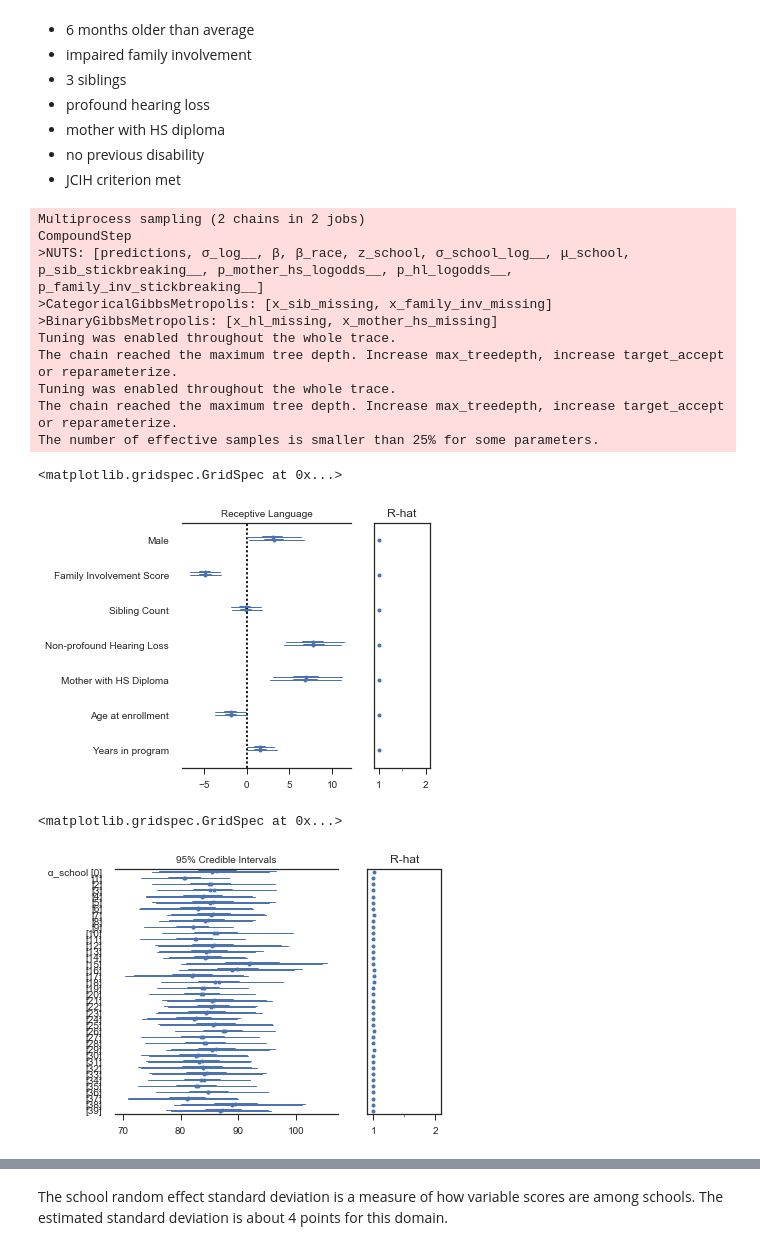
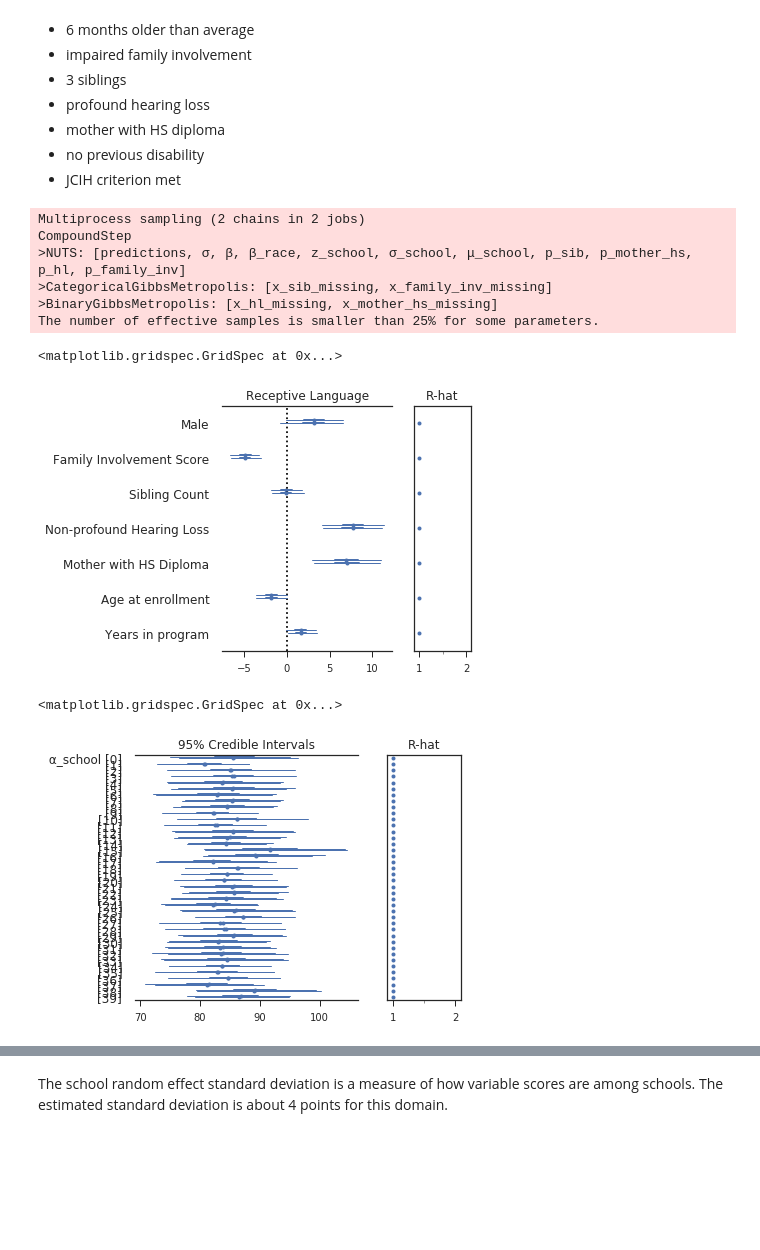
Before and after one commit to fonnesbeck/infant_hearing_intervention, a Jupyter notebook: notebooks/Intervention Model.ipynb, the cells around one changed output, grey strips where cells are left out. Saved outputs shown, nothing was run; the diff lists cells and outputs as text; code cells hidden in the pictures; blank space fills up the shorter version.

```diff
--- a/notebooks/Intervention Model.ipynb
+++ b/notebooks/Intervention Model.ipynb
@@ -73,7 +73,8 @@ inclusion_mask = (~lsl_dr.non_english.astype(bool)
                   | (lsl_dr.etiology_2.isnull() & ~other_etiology)))
 # %%
 covariates = ['score', 'student_idx', 'school_idx', 'male', 'sib', 'family_inv', 'race', 'age_test',
-              'domain', 'deg_hl_below6', 'mother_hs', 'age_years', 'test_type', 'time']
+              'domain', 'deg_hl_below6', 'mother_hs', 'age_years', 'test_type', 'time', 'bilateral_ci',
+              'bilateral_ha', 'unilateral_ci', 'unilateral_ha', 'bimodal']
 # %%
 analysis_subset = lsl_dr.loc[inclusion_mask, covariates].copy().dropna(subset=['time'])
 analysis_subset.shape
@@ -241,7 +257,7 @@ def generate_model(dataset, cohort_age):
     (male, sib, family_inv, race, school, time,
              non_severe, mom_hs, age_enroll, score) = dataset_unique[['male', 'sib','family_inv', 'race', 'school_idx',
                                                     'time', 'deg_hl_below6', 'mother_hs',
-                                                    'age_years', 'score']].T.values
+                                                    'age_years', 'score']].astype(float).T.values
 
     # Transform some data
     age_enroll_std = age_enroll - age_enroll.mean()
@@ -305,30 +321,34 @@ def generate_model(dataset, cohort_age):
         score_like = Normal("score_like", mu=θ, sd=σ, observed=score)
 
         # Predictions:
-        [male, x_family_inv, x_sib, x_hl, x_mother_hs, age_enroll_std]
+        # [male, x_family_inv, x_sib, x_hl, x_mother_hs, age_enroll_std, time, tech]
         # Caucasian girl, normal family involvement,
         # 2 siblings, non-profound hearing loss,
         # mother with HS, average age
         # 2 years in program
+        # bilateral CI
         x1 = [0, 1, 2, 1, 1, 0, 2]
 
         # Hispanic boy, ideal family involvement,
         # no siblings, profound hearing loss,
         # mother without HS diploma, 6 months younger than average
         # 1 year in program
-        x2 = [1, 0, 0, 1, 0, -0.5, 1]
+        # bimodal
+        x2 = [1, 0, 0, 1, 0, -0.5, 1,]
 
         # Black boy, poor family involvement,
         # 1 sibling, non-profound hearing loss,
         # mother without HS diploma, 1.5 years older than average
         # 6 years in program
-        x3 = [1, 4, 1, 0, 0, 1.5, 6]
+        # bilateral HA
+        x3 = [1, 4, 1, 0, 0, 1.5, 6,]
 
         # Black girl, impaired family involvement,
         # 3 siblings, profound hearing loss,
         # mother with HS diploma, 6 months older than average
         # 3 years in program
-        x4 = [0, 3, 3, 1, 1, 0.5, 3]
+        # bilateral CI
+        x4 = [0, 3, 3, 1, 1, 0.5, 3,]
 
         X_new = tt.stack([x1, x2, x3, x4])
 
@@ -390,23 +410,19 @@ The Bayesian hierarchical modeling approach makes generating predictions straigh
 receptive_language_4 = generate_model(receptive_language_dataset, 4)
 # %%
 iterations = 1000
-tuning = 2000
+tuning = 4000
 # %%
 from pymc3 import sample
 
 with receptive_language_4:
 
-    trace = sample(iterations, tune=tuning, nuts_kwargs={'target_accept': 0.9})
+    rec_lang_4_trace = sample(iterations, tune=tuning, nuts_kwargs={'target_accept': 0.95})
 # %% [output]
 Multiprocess sampling (2 chains in 2 jobs)
 CompoundStep
->NUTS: [predictions, σ_log__, β, β_race, z_school, σ_school_log__, μ_school, p_sib_stickbreaking__, p_mother_hs_logodds__, p_hl_logodds__, p_family_inv_stickbreaking__]
+>NUTS: [predictions, σ, β, β_race, z_school, σ_school, μ_school, p_sib, p_mother_hs, p_hl, p_family_inv]
 >CategoricalGibbsMetropolis: [x_sib_missing, x_family_inv_missing]
 >BinaryGibbsMetropolis: [x_hl_missing, x_mother_hs_missing]
-Tuning was enabled throughout the whole trace.
-The chain reached the maximum tree depth. Increase max_treedepth, increase target_accept or reparameterize.
-Tuning was enabled throughout the whole trace.
-The chain reached the maximum tree depth. Increase max_treedepth, increase target_accept or reparameterize.
 The number of effective samples is smaller than 25% for some parameters.
 # %%
 labels = ['Male',
@@ -419,15 +435,15 @@ labels = ['Male',
 # %%
 from pymc3 import forestplot
 
-forestplot(trace, varnames=['β'], ylabels=labels, main='Receptive Language')
+forestplot(rec_lang_4_trace, varnames=['β'], ylabels=labels, main='Receptive Language')
 # %% [output]
 <matplotlib.gridspec.GridSpec at 0x...>
-[figure, old version]
+[figure, new version]
 # %%
-forestplot(trace, varnames=['α_school'])
+forestplot(rec_lang_4_trace, varnames=['α_school'])
 # %% [output]
 <matplotlib.gridspec.GridSpec at 0x...>
-[figure, old version]
+[figure, new version]
 # %%
 from pymc3 import effective_n
 
```
Also changed, not shown: parts of 37 cells of this notebook, 1 other file.
